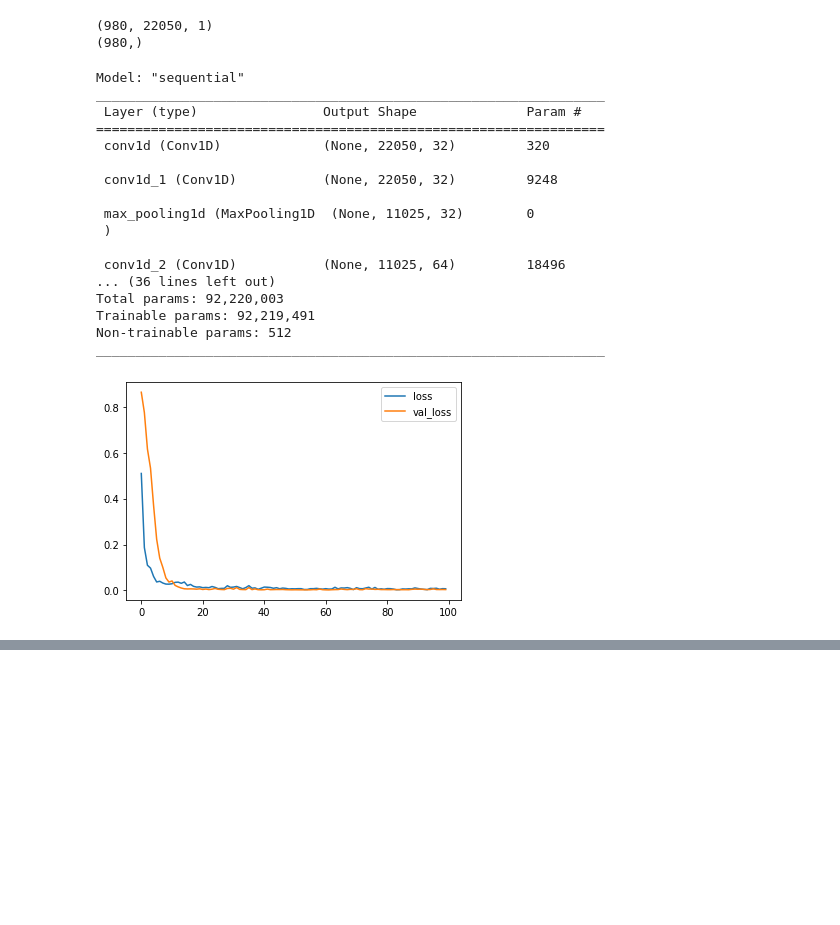
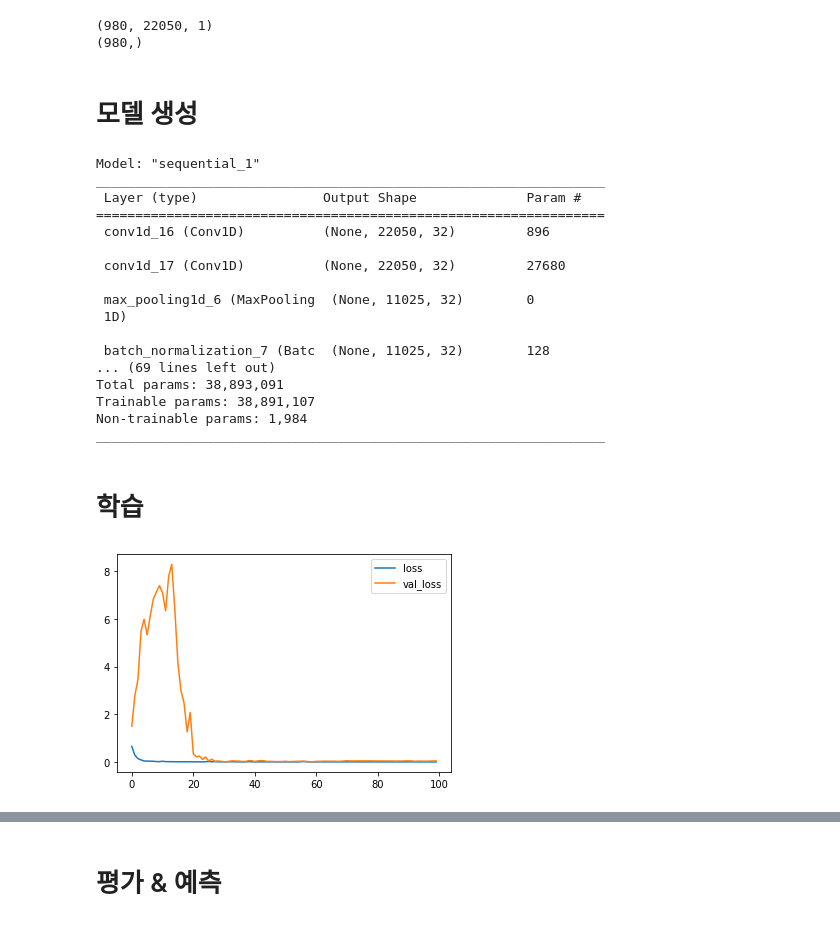
Before and after one commit to YeojinKim03/With-GANADA, a Jupyter notebook: code/audio_classification_C.ipynb, the cells around one changed output, grey strips where cells are left out. Drawn from its saved outputs; the diff is of its cells as text; code cells hidden in the pictures; blank space fills up the shorter version.

Commit message:
모델 변경 & 재생성 (Batch Normalization 추가)

```diff
--- a/code/audio_classification_C.ipynb
+++ b/code/audio_classification_C.ipynb
@@ -249,6 +214,8 @@ class PlotLosses(Callback):
     plt.legend()
     plt.show();
     print("epochs = ", self.epochs[-1], "loss = ", self.losses[-1], ", val_loss = ", self.val_losses[-1])
+# %% [markdown]
+# 모델 생성
 # %%
 from tensorflow import keras
 from tensorflow.keras.layers import Dense, RepeatVector, Flatten, Input, Activation
@@ -257,27 +224,42 @@ from tensorflow.keras.layers import Dropout, GaussianNoise, BatchNormalization
 from tensorflow.keras.regularizers import l1, l2, L1L2
 
 input_shape = train_x.shape[1:]
-num_classes = 3  # C 폴더 [0: 나무, 1:까치, 2:의자]
+num_classes = 3  # C 폴더 [0: 부모, 1:까치, 2:의자]
 
 model = keras.Sequential()
 model.add(Input(input_shape))
 
-model.add(Conv1D(32, 9, padding="same", activation="relu"))
-model.add(Conv1D(32, 9, padding="same", activation="relu"))
+model.add(Conv1D(32, 27, padding="same", activation="relu"))
+model.add(Conv1D(32, 27, padding="same", activation="relu"))
 model.add(MaxPooling1D())
+model.add(BatchNormalization())
 
-model.add(Conv1D(64, 9, padding="same", activation="relu"))
-model.add(Conv1D(64, 9, padding="same", activation="relu"))
+model.add(Conv1D(64, 27, padding="same", activation="relu"))
+model.add(Conv1D(64, 27, padding="same", activation="relu"))
 model.add(MaxPooling1D())
+model.add(BatchNormalization())
 
-model.add(Conv1D(128, 9, padding="same", activation="relu"))
-model.add(Conv1D(128, 9, padding="same", activation="relu"))
-model.add(Conv1D(128, 9, padding="same", activation="relu"))
+model.add(Conv1D(128, 27, padding="same", activation="relu"))
+model.add(Conv1D(128, 27, padding="same", activation="relu"))
+model.add(Conv1D(128, 27, padding="same", activation="relu"))
 model.add(MaxPooling1D())
+model.add(BatchNormalization())
 
-model.add(Conv1D(256, 9, padding="same", activation="relu"))
-model.add(Conv1D(256, 9, padding="same", activation="relu"))
-model.add(Conv1D(256, 9, padding="same", activation="relu"))
+model.add(Conv1D(256, 27, padding="same", activation="relu"))
+model.add(Conv1D(256, 27, padding="same", activation="relu"))
+model.add(Conv1D(256, 27, padding="same", activation="relu"))
+model.add(MaxPooling1D())
+model.add(BatchNormalization())
+
+model.add(Conv1D(256, 27, padding="same", activation="relu"))
+model.add(Conv1D(256, 27, padding="same", activation="relu"))
+model.add(Conv1D(256, 27, padding="same", activation="relu"))
+model.add(MaxPooling1D())
+model.add(BatchNormalization())
+
+model.add(Conv1D(256, 27, padding="same", activation="relu"))
+model.add(Conv1D(256, 27, padding="same", activation="relu"))
+model.add(Conv1D(256, 27, padding="same", activation="relu"))
 model.add(MaxPooling1D())
 model.add(Dropout(0.3))
 
@@ -293,26 +275,28 @@ optimizer = Adam(learning_rate=0.001*0.1, decay=0.01)
 model.compile(loss="sparse_categorical_crossentropy", optimizer=optimizer, metrics=["acc"])
 model.summary()
 # %% [output]
-Model: "sequential"
+Model: "sequential_1"
 _________________________________________________________________
  Layer (type)                Output Shape              Param #
 =================================================================
- conv1d (Conv1D)             (None, 22050, 32)         320
+ conv1d_16 (Conv1D)          (None, 22050, 32)         896
 
- conv1d_1 (Conv1D)           (None, 22050, 32)         9248
+ conv1d_17 (Conv1D)          (None, 22050, 32)         27680
 
- max_pooling1d (MaxPooling1D  (None, 11025, 32)        0
- )
+ max_pooling1d_6 (MaxPooling  (None, 11025, 32)        0
+ 1D)
 
- conv1d_2 (Conv1D)           (None, 11025, 64)         18496
-... (36 lines left out)
-Total params: 92,220,003
-Trainable params: 92,219,491
-Non-trainable params: 512
+ batch_normalization_7 (Batc  (None, 11025, 32)        128
+... (69 lines left out)
+Total params: 38,893,091
+Trainable params: 38,891,107
+Non-trainable params: 1,984
 _________________________________________________________________
+# %% [markdown]
+# 학습
 # %%
 plot_losses = PlotLosses()
-history = model.fit(train_x, train_y, epochs=100, verbose=1, validation_split=0.1, batch_size=16,
+history = model.fit(train_x, train_y, epochs=100, verbose=1, validation_split=0.1, batch_size=32,
                     callbacks=[plot_losses])
 # %% [output]
-[figure, old version]
+[figure, new version]
@@ -321,3 +305,5 @@ epochs =  99 loss =  0.007293646223843098 , val_loss =  0.00369760999456048
+# %% [markdown]
+# 평가 & 예측
 # %%
 loss, acc = model.evaluate(test_x, test_y)
 print("loss=", loss)
```
Also changed, not shown: parts of 15 cells of this notebook.
